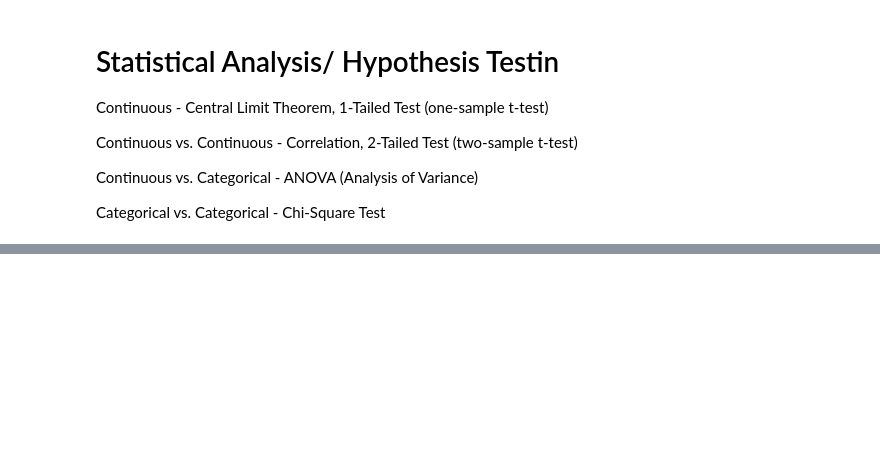
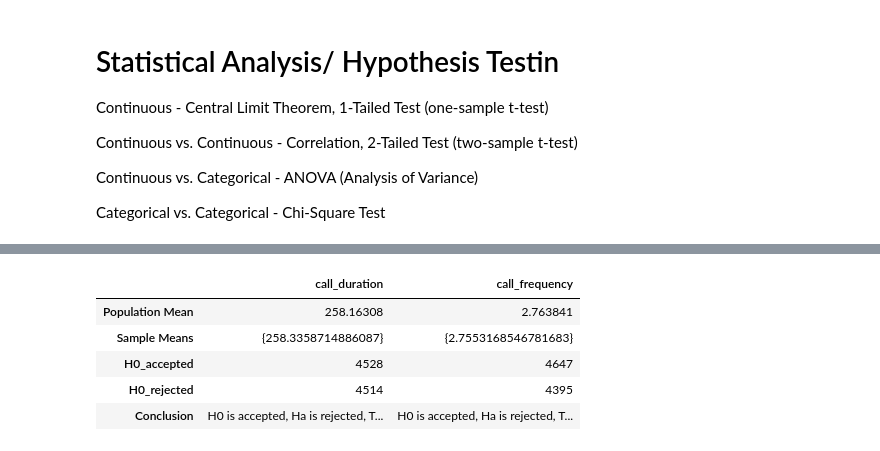
Before and after one commit to Saravanan-20G/Bank_Marketing, a Jupyter notebook: Bank_Marketing_Campaign_Dataset.ipynb, the cells around one changed output, grey strips where cells are left out. Cells and saved outputs as stored; diff of their text form; code cells hidden in the pictures; blank space fills up the shorter version.

```diff
--- a/Bank_Marketing_Campaign_Dataset.ipynb
+++ b/Bank_Marketing_Campaign_Dataset.ipynb
@@ -217,0 +250,11 @@ ValueError: could not convert string to float: 'administrative_staff'
+# %%
+
+ContinesColumn_result_df = pd.DataFrame(ContinesColumn_result)
+ContinesColumn_result_df
+# %% [output]
+|  | call_duration | call_frequency |
+| Population Mean | 258.16308 | 2.763841 |
+| Sample Means | {258.3358714886087} | {2.7553168546781683} |
+| H0_accepted | 4528 | 4647 |
+| H0_rejected | 4514 | 4395 |
+| Conclusion | H0 is accepted, Ha is rejected, T... | H0 is accepted, Ha is rejected, T... |
```
Also changed, not shown: parts of 18 cells of this notebook.
